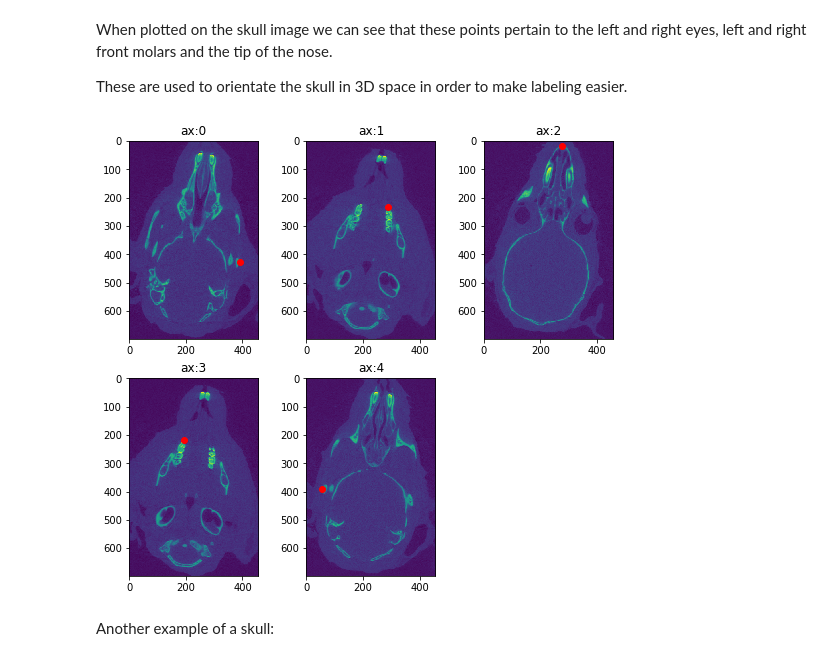
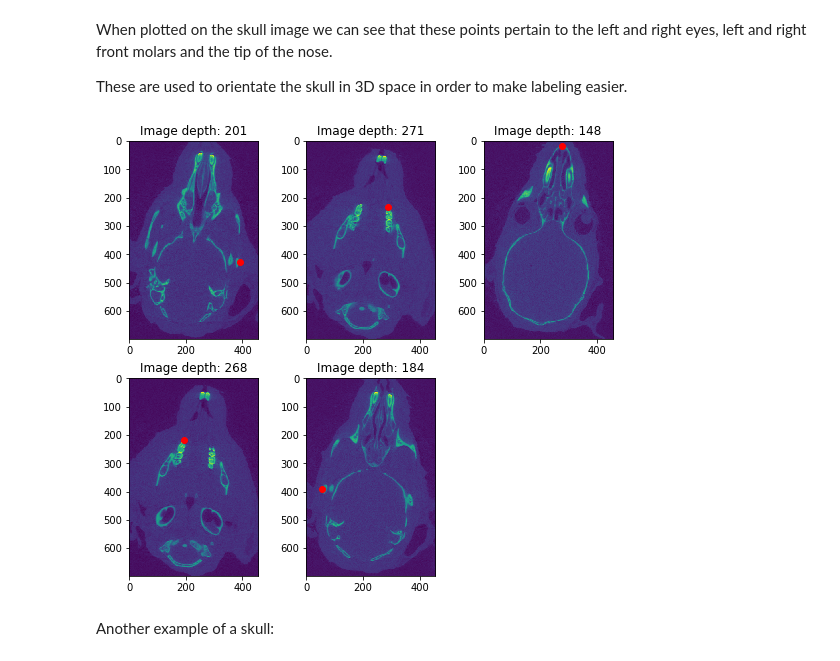
Before and after one commit to 3DLables/3DLabeler, a Jupyter notebook: EDA.ipynb, the cells around one changed output. Drawn from its saved outputs; the diff is of its cells as text; code cells hidden in the pictures.

```diff
--- a/EDA.ipynb
+++ b/EDA.ipynb
@@ -119,26 +119,26 @@ These are used to orientate the skull in 3D space in order to make labeling easi
 # %%
 def mri_point_plot(img, df, dim_cols=['x', 'z'], iter_cols='y'):
     """Graphs an points. pt_cols is used to set the cols to iterate
     over (different views)
     """
 
     ax = []
     fig = plt.figure(figsize=(9, 8))
     columns = 3
     rows = 2
 
     for i in df.index:
         y_slice = int(df.loc[i, iter_cols])
         im = img[:, y_slice, :]
         ax.append( fig.add_subplot(rows, columns, i+1))
-        ax[-1].set_title("ax:"+str(i))  # set title
+        ax[-1].set_title("Image depth: "+str(y_slice))  # set title
         plt.imshow(im)
         plt.plot(df.loc[i, dim_cols[0]], df.loc[i, dim_cols[1]], 'ro')
     plt.show()
 
 mri_point_plot(img_data, pixel_loc, dim_cols=['x', 'z'])
 # %% [output]
-[figure, old version]
+[figure, new version]
 # %% [markdown]
 Another example of a skull:
 # %%
```
Also changed, not shown: parts of 15 cells of this notebook.
